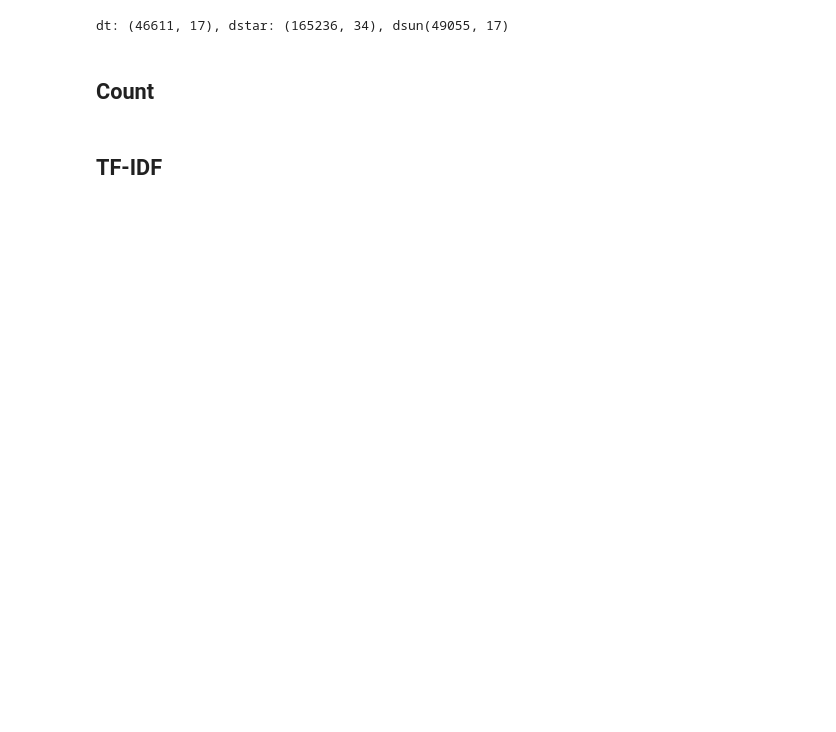
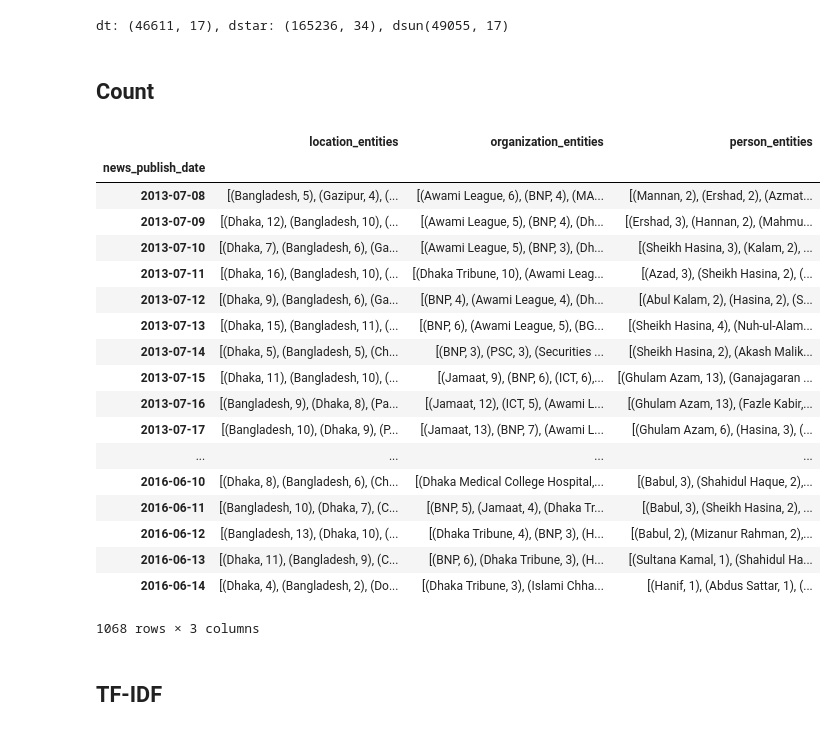
Before and after one commit to shoumikchow/Research, a Jupyter notebook: Unfiltered.news viz.ipynb, the cells around one changed output. Cells and saved outputs as stored; diff of their text form; code cells hidden in the pictures; blank space fills up the shorter version.

```diff
--- a/Unfiltered.news viz.ipynb
+++ b/Unfiltered.news viz.ipynb
@@ -122,6 +169,28 @@ dt_counts['person_entities'] = dt_new_modified.groupby('news_publish_date')['per
 dt_counts['location_entities'] = dt_counts['location_entities'].apply(lambda x: x.most_common())
 dt_counts['organization_entities'] = dt_counts['organization_entities'].apply(lambda x: x.most_common())
 dt_counts['person_entities'] = dt_counts['person_entities'].apply(lambda x: x.most_common())
+# %%
+dt_counts
+# %% [output]
+|  | location_entities | organization_entities | person_entities |
+| news_publish_date |  |  |  |
+| 2013-07-08 | [(Bangladesh, 5), (Gazipur, 4), (... | [(Awami League, 6), (BNP, 4), (MA... | [(Mannan, 2), (Ershad, 2), (Azmat... |
+| 2013-07-09 | [(Dhaka, 12), (Bangladesh, 10), (... | [(Awami League, 5), (BNP, 4), (Dh... | [(Ershad, 3), (Hannan, 2), (Mahmu... |
+| 2013-07-10 | [(Dhaka, 7), (Bangladesh, 6), (Ga... | [(Awami League, 5), (BNP, 3), (Dh... | [(Sheikh Hasina, 3), (Kalam, 2), ... |
+| 2013-07-11 | [(Dhaka, 16), (Bangladesh, 10), (... | [(Dhaka Tribune, 10), (Awami Leag... | [(Azad, 3), (Sheikh Hasina, 2), (... |
+| 2013-07-12 | [(Dhaka, 9), (Bangladesh, 6), (Ga... | [(BNP, 4), (Awami League, 4), (Dh... | [(Abul Kalam, 2), (Hasina, 2), (S... |
+| 2013-07-13 | [(Dhaka, 15), (Bangladesh, 11), (... | [(BNP, 6), (Awami League, 5), (BG... | [(Sheikh Hasina, 4), (Nuh-ul-Alam... |
+| 2013-07-14 | [(Dhaka, 5), (Bangladesh, 5), (Ch... | [(BNP, 3), (PSC, 3), (Securities ... | [(Sheikh Hasina, 2), (Akash Malik... |
+| 2013-07-15 | [(Dhaka, 11), (Bangladesh, 10), (... | [(Jamaat, 9), (BNP, 6), (ICT, 6),... | [(Ghulam Azam, 13), (Ganajagaran ... |
+| 2013-07-16 | [(Bangladesh, 9), (Dhaka, 8), (Pa... | [(Jamaat, 12), (ICT, 5), (Awami L... | [(Ghulam Azam, 13), (Fazle Kabir,... |
+| 2013-07-17 | [(Bangladesh, 10), (Dhaka, 9), (P... | [(Jamaat, 13), (BNP, 7), (Awami L... | [(Ghulam Azam, 6), (Hasina, 3), (... |
+| ... | ... | ... | ... |
+| 2016-06-10 | [(Dhaka, 8), (Bangladesh, 6), (Ch... | [(Dhaka Medical College Hospital,... | [(Babul, 3), (Shahidul Haque, 2),... |
+| 2016-06-11 | [(Bangladesh, 10), (Dhaka, 7), (C... | [(BNP, 5), (Jamaat, 4), (Dhaka Tr... | [(Babul, 3), (Sheikh Hasina, 2), ... |
+| 2016-06-12 | [(Bangladesh, 13), (Dhaka, 10), (... | [(Dhaka Tribune, 4), (BNP, 3), (H... | [(Babul, 2), (Mizanur Rahman, 2),... |
+| 2016-06-13 | [(Dhaka, 11), (Bangladesh, 9), (C... | [(BNP, 6), (Dhaka Tribune, 3), (H... | [(Sultana Kamal, 1), (Shahidul Ha... |
+| 2016-06-14 | [(Dhaka, 4), (Bangladesh, 2), (Do... | [(Dhaka Tribune, 3), (Islami Chha... | [(Hanif, 1), (Abdus Sattar, 1), (... |
+1068 rows × 3 columns
 # %% [markdown]
 ## TF-IDF
 # %%
```
Also changed, not shown: parts of 13 cells of this notebook.
